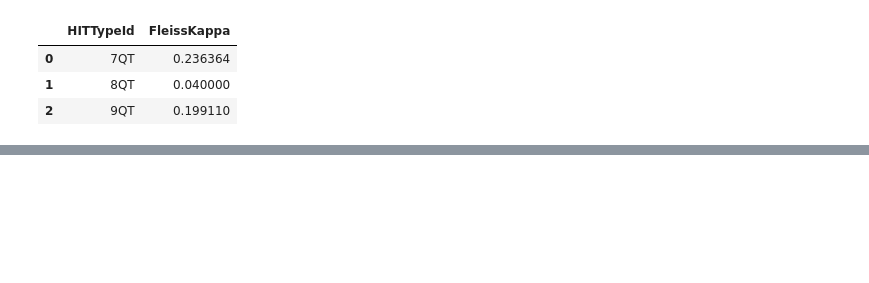
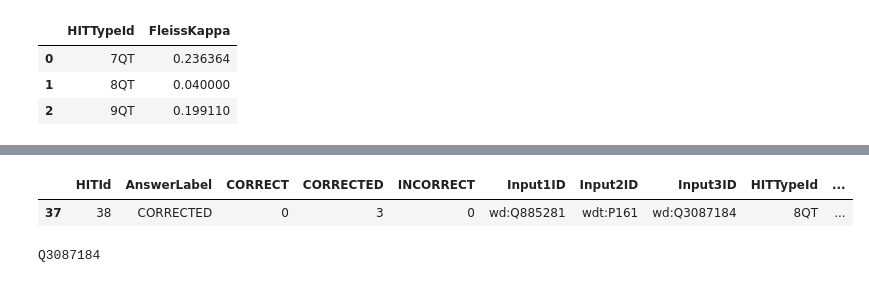
Before and after one commit to liamti5/AI-QA-System-for-movies-UZH, a Jupyter notebook: notebooks/crowdsourcing/crowdsourcing.ipynb, the cells around one changed output, grey strips where cells are left out. Cells and saved outputs as stored; diff of their text form; code cells hidden in the pictures; blank space fills up the shorter version.

```diff
--- a/notebooks/crowdsourcing/crowdsourcing.ipynb
+++ b/notebooks/crowdsourcing/crowdsourcing.ipynb
@@ -191,2 +215,9 @@ final_only_correct.head()
 # %%
 final_only_correct.to_csv("crowdsourcing_final.csv", index=False)
+# %%
+filtered_df = final_only_correct[((final_only_correct['Input1ID'] == "wd:Q885281")) & (final_only_correct['Input2ID'] == "wdt:P161")]
+# %%
+filtered_df
+# %% [output]
+|  | HITId | AnswerLabel | CORRECT | CORRECTED | INCORRECT | Input1ID | Input2ID | Input3ID | HITTypeId | ... |
+| 37 | 38 | CORRECTED | 0 | 3 | 0 | wd:Q885281 | wdt:P161 | wd:Q3087184 | 8QT | ... |
@@ -192,0 +231,5 @@ final_only_correct.to_csv("crowdsourcing_final.csv", index=False)
+# %%
+if "wd" in result.lower():
+    print(result[3:])
+# %% [output]
+Q3087184
```
Also changed, not shown: parts of 7 cells of this notebook, 6 other files.
